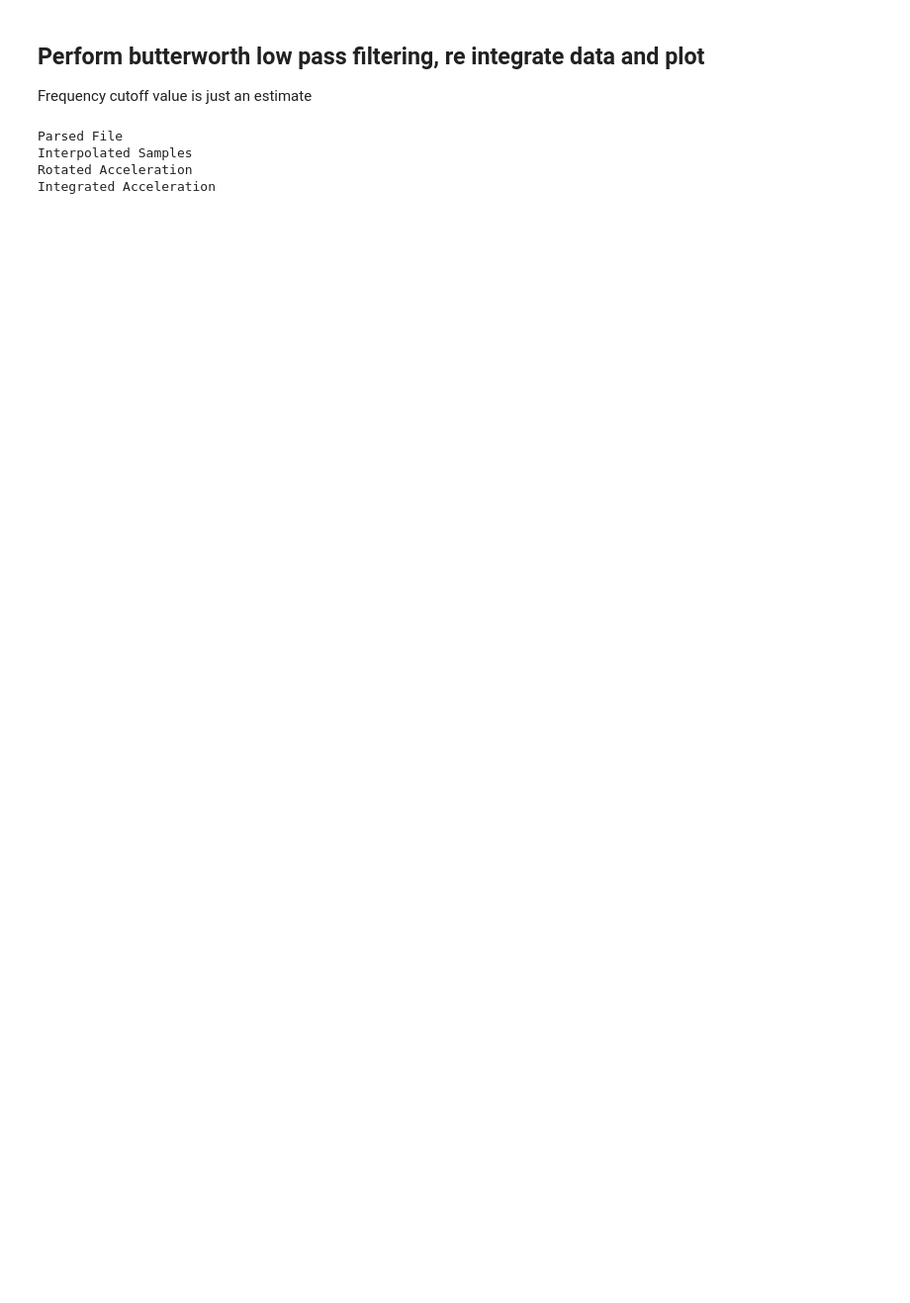
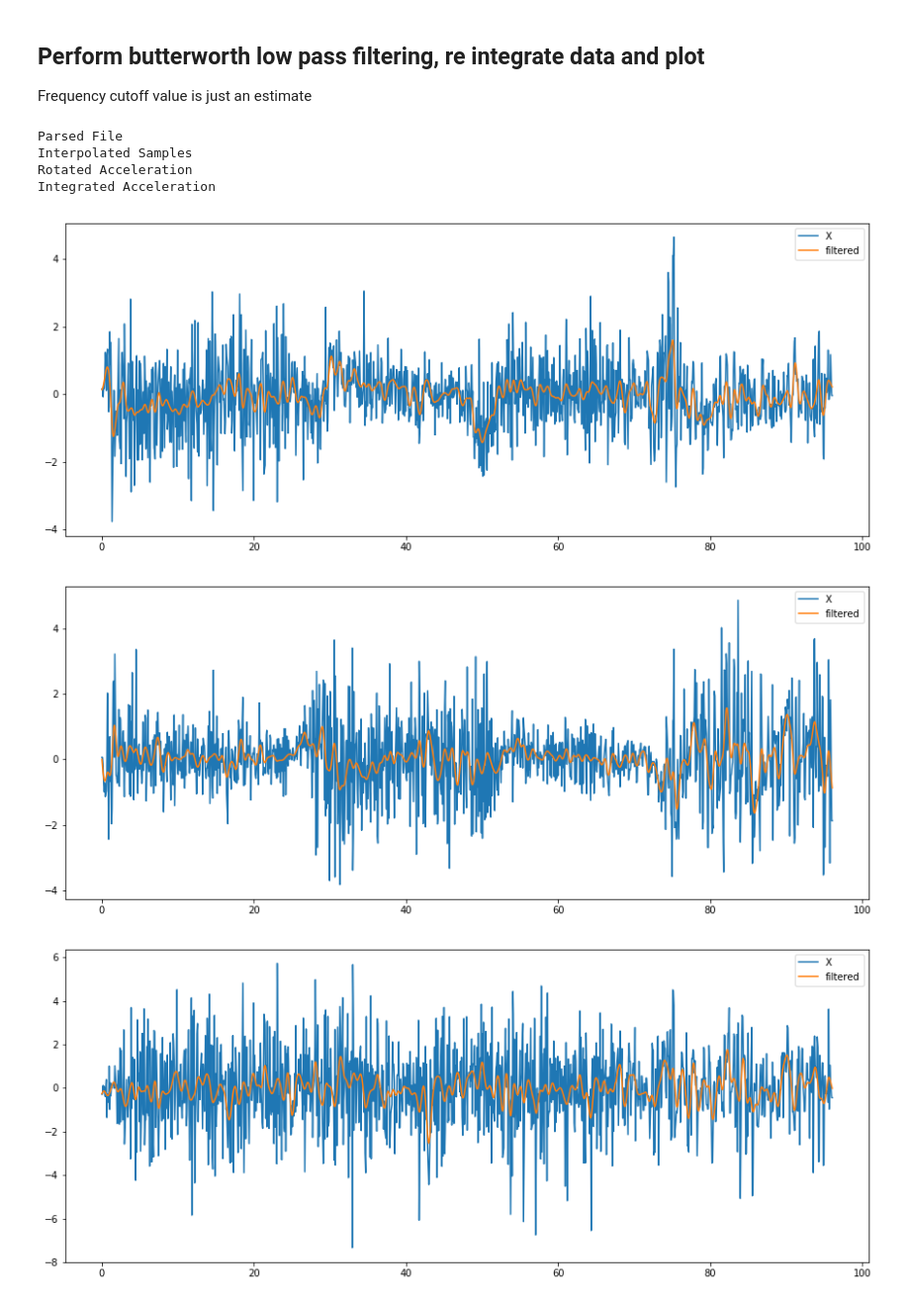
Before and after one commit to harrywaugh/ActivityTrackingWithSensorFusion, a Jupyter notebook: Analyse IMU Stream.ipynb, the cells around one changed output. Shown at 99% size. Cells and saved outputs as stored; diff of their text form; code cells hidden in the pictures; blank space fills up the shorter version.

```diff
--- a/Analyse IMU Stream.ipynb
+++ b/Analyse IMU Stream.ipynb
@@ -242,36 +240,37 @@ plot_data(data)
 ## Perform butterworth low pass filtering, re integrate data and plot
 Frequency cutoff value is just an estimate
 # %%
-data = Data_Stream("data5.csv")
-def filter_acc(times, acc, T, fs, plot=False):
-
+data = Data_Stream("Data/data5.csv")
+def filter_acc(times, acc, T, fs, plot=True):
     fs = data.frequency  # Sampling frequency
-
-
-    fc = 0.8  # Cut-off frequency of the filter
+    fc = 1  # Cut-off frequency of the filter
     w = fc / (fs / 2) # Normalize the frequency
 
     b, a = signal.butter(3, w, 'low') ##W is between 1 and 0, 1 is a perfect reconstruction, ie shannon nyquist
 
     output = signal.filtfilt(b, a, acc.T)
     if(plot):
         plt.figure(figsize=(15, 6))
         ax=plt.subplot(111)
         plt.plot(times, acc, label='X')
         plt.plot(times, output.T, label='filtered')
         plt.legend()
         plt.show()
     return output.T
 
+
 data.acc_ERC[:, 1] = filter_acc(data.acc_ERC[:, 0], data.acc_ERC[:, 1], data.time_period, data.frequency)
 data.acc_ERC[:, 2] = filter_acc(data.acc_ERC[:, 0], data.acc_ERC[:, 2], data.time_period, data.frequency)
 data.acc_ERC[:, 3] = filter_acc(data.acc_ERC[:, 0], data.acc_ERC[:, 3], data.time_period, data.frequency)
 
 data.acc_DRC[:, 1] = filter_acc(data.acc_DRC[:, 0], data.acc_DRC[:, 1], data.time_period, data.frequency)
 data.acc_DRC[:, 2] = filter_acc(data.acc_DRC[:, 0], data.acc_DRC[:, 2], data.time_period, data.frequency)
 data.acc_DRC[:, 3] = filter_acc(data.acc_DRC[:, 0], data.acc_DRC[:, 3], data.time_period, data.frequency)
 # %% [output]
 Parsed File
 Interpolated Samples
 Rotated Acceleration
 Integrated Acceleration
+[figure, added]
+[figure, added]
+[figure, added]
```
Also changed, not shown: parts of 9 cells of this notebook, 8 other files.
